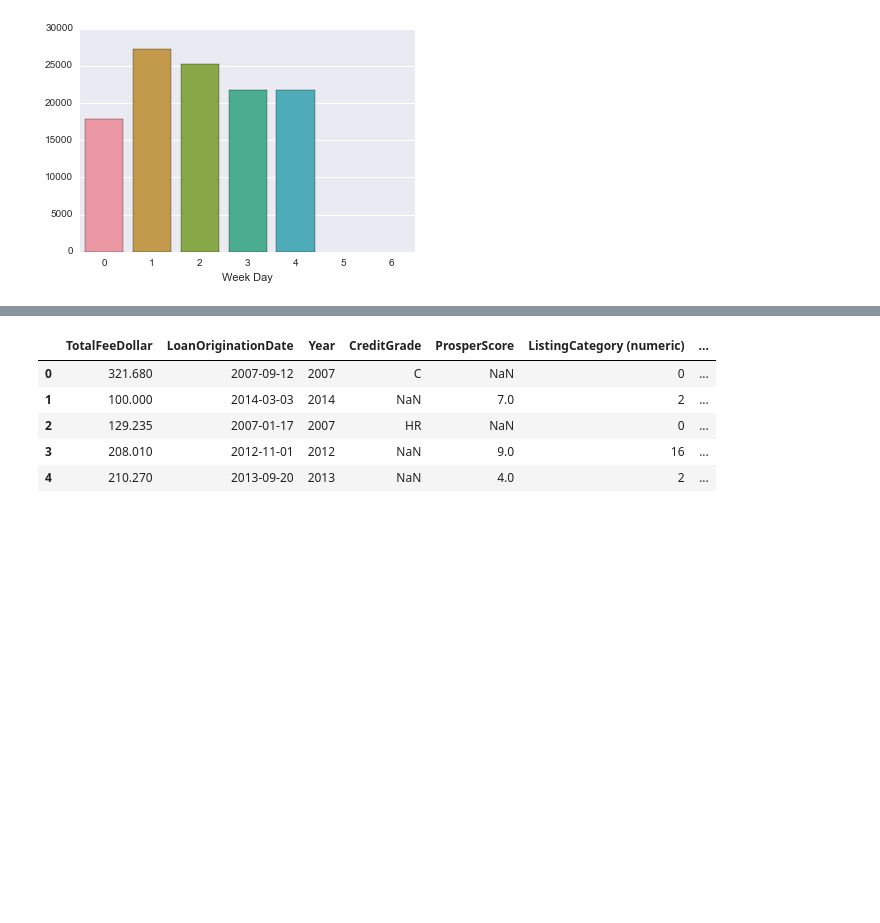
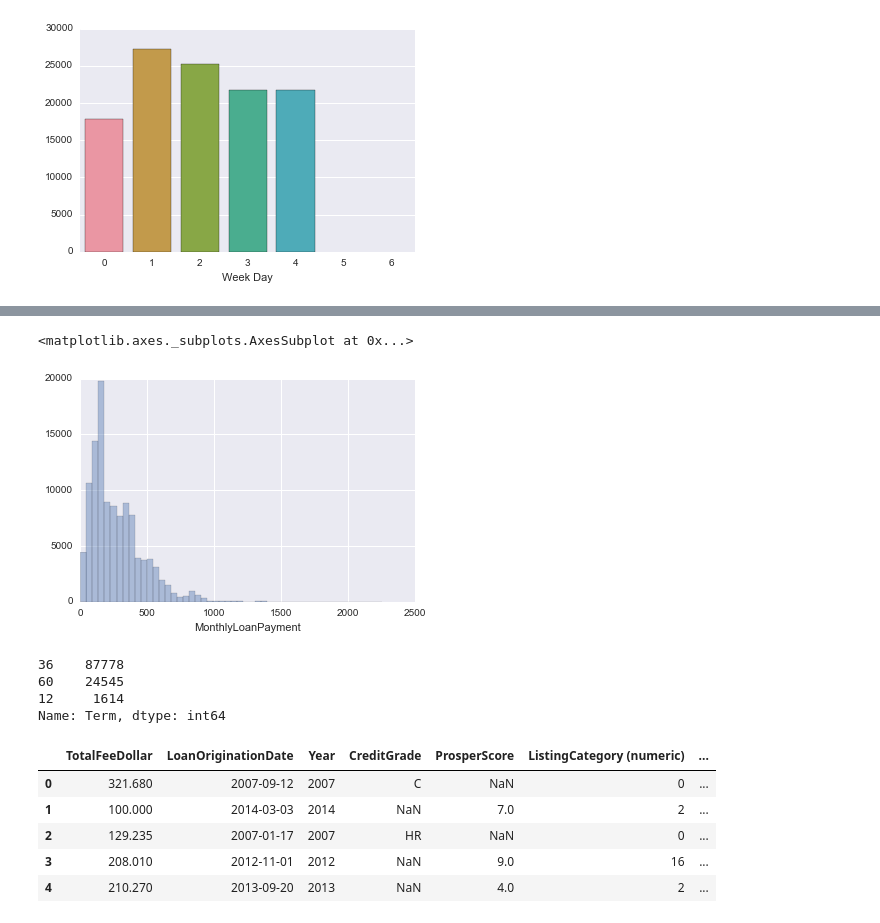
Before and after one commit to yugoli/prosperloananalysis-ipython, a Jupyter notebook: Prosper.ipynb, the cells around one changed output, grey strips where cells are left out. Cells and saved outputs as stored; diff of their text form; code cells hidden in the pictures; blank space fills up the shorter version.

```diff
--- a/Prosper.ipynb
+++ b/Prosper.ipynb
@@ -287,3 +309,15 @@ sns.despine()
+# %%
+sns.distplot(nooutliers.MonthlyLoanPayment, kde=False)
+# %% [output]
+<matplotlib.axes._subplots.AxesSubplot at 0x...>
+[figure, added]
+# %%
+df.Term.value_counts()
+# %% [output]
+36    87778
+60    24545
+12     1614
+Name: Term, dtype: int64
 # %%
 df['Year'] = pd.DatetimeIndex(df['LoanOriginationDate']).year
 # %%
```
Also changed, not shown: parts of 11 cells of this notebook.
